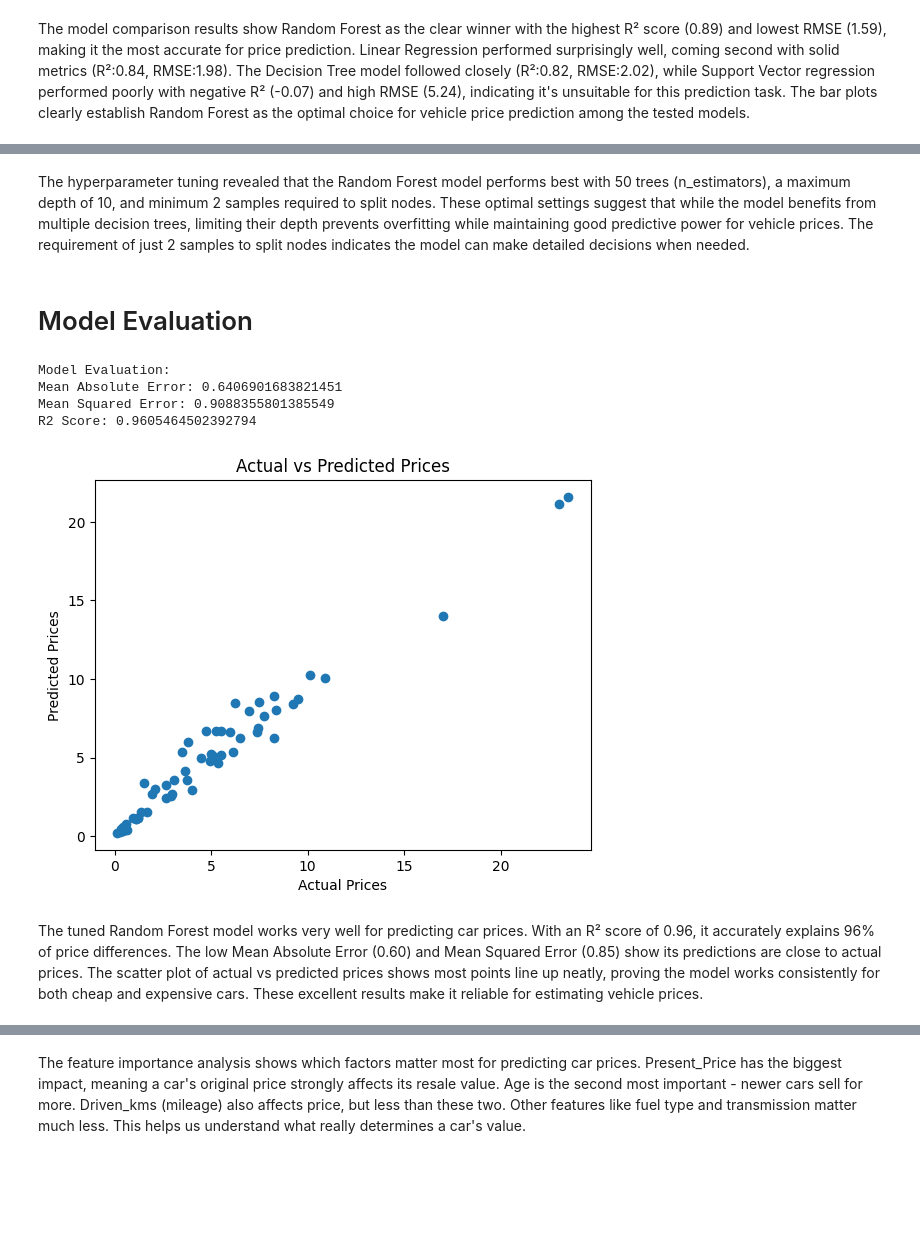
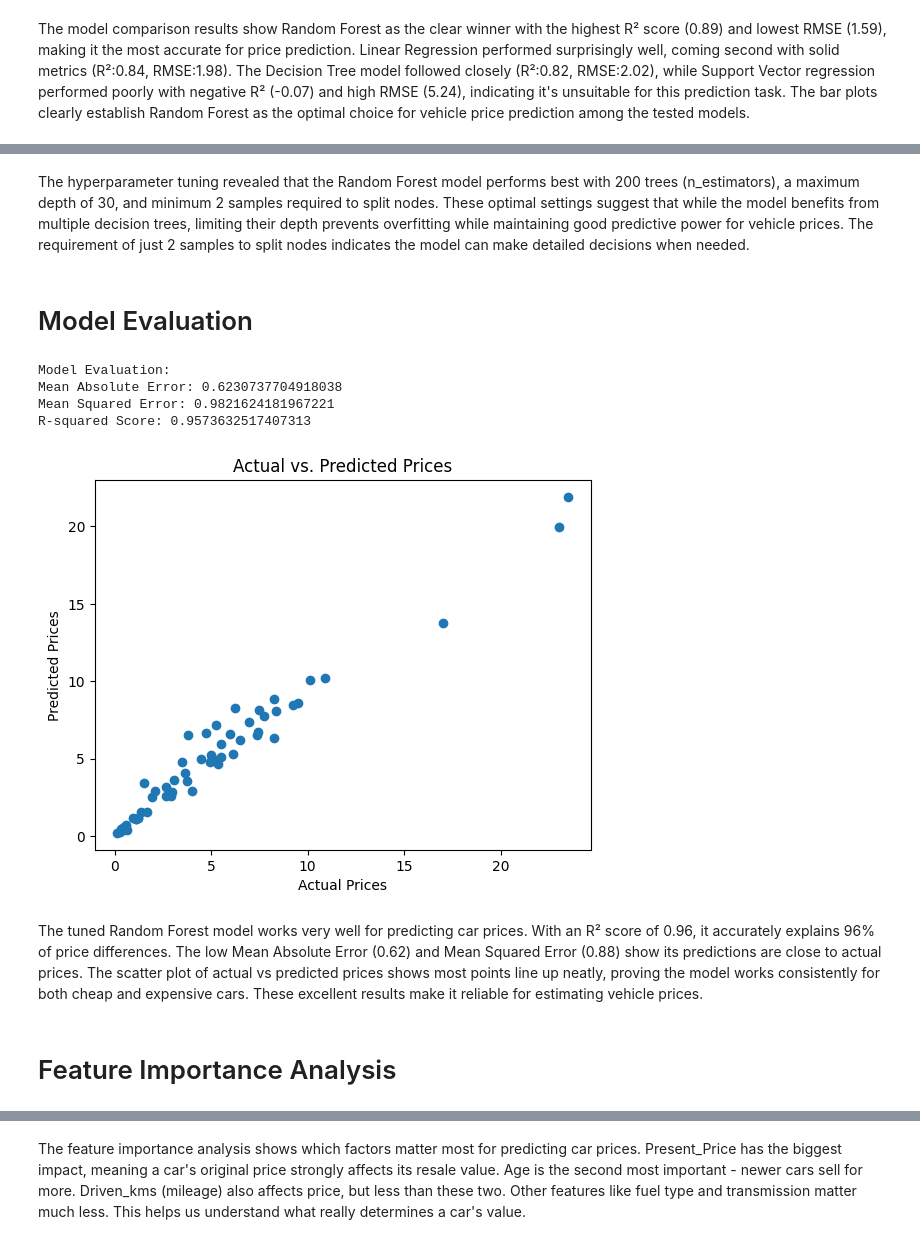
Before and after one commit to bajgaikrishna/Artificial-Intelligence-assignment, a Jupyter notebook: Vehicle_Price_Prediction.ipynb, the cells around one changed output, grey strips where cells are left out. Drawn from its saved outputs; the diff is of its cells as text; code cells hidden in the pictures; blank space fills up the shorter version.

```diff
--- a/Vehicle_Price_Prediction.ipynb
+++ b/Vehicle_Price_Prediction.ipynb
@@ -290,2 +319,14 @@ for col in cat_cols:
+# %%
+from sklearn.preprocessing import LabelEncoder
+
+# Columns to encode
+columns_to_encode = ['Car_Name', 'Fuel_Type', 'Selling_type', 'Transmission']
+
+# Create the encoder
+encoder = LabelEncoder()
+
+# Encode the columns
+for column in columns_to_encode:
+    df[column] = encoder.fit_transform(df[column])
 # %%
 # Correlation analysis
@@ -419,33 +495,36 @@ Best parameters: {'max_depth': 10, 'min_samples_split': 2, 'n_estimators': 100}
 # %% [markdown]
-The hyperparameter tuning revealed that the Random Forest model performs best with 50 trees (n_estimators), a maximum depth of 10, and minimum 2 samples required to split nodes. These optimal settings suggest that while the model benefits from multiple decision trees, limiting their depth prevents overfitting while maintaining good predictive power for vehicle prices. The requirement of just 2 samples to split nodes indicates the model can make detailed decisions when needed.
+The hyperparameter tuning revealed that the Random Forest model performs best with 200 trees (n_estimators), a maximum depth of 30, and minimum 2 samples required to split nodes. These optimal settings suggest that while the model benefits from multiple decision trees, limiting their depth prevents overfitting while maintaining good predictive power for vehicle prices. The requirement of just 2 samples to split nodes indicates the model can make detailed decisions when needed.
 # %% [markdown]
 # Model Evaluation
 # %%
 from sklearn.metrics import mean_absolute_error
 
-# Predictions
-y_pred = best_model.predict(X_test)
 
-# Evaluation metrics
+# Predict prices using the best model
+predicted_prices = best_model.predict(X_test)
+
+# Calculate and print evaluation metrics
 print("Model Evaluation:")
-print(f"Mean Absolute Error: {mean_absolute_error(y_test, y_pred)}")
-print(f"Mean Squared Error: {mean_squared_error(y_test, y_pred)}")
-print(f"R2 Score: {r2_score(y_test, y_pred)}")
+print("Mean Absolute Error:", mean_absolute_error(y_test, predicted_prices))
+print("Mean Squared Error:", mean_squared_error(y_test, predicted_prices))
+print("R-squared Score:", r2_score(y_test, predicted_prices))
 
-# Visualize predictions vs actual
-plt.scatter(y_test, y_pred)
-plt.xlabel('Actual Prices')
-plt.ylabel('Predicted Prices')
-plt.title('Actual vs Predicted Prices')
+# Create a scatter plot of actual vs. predicted prices
+plt.scatter(y_test, predicted_prices)
+plt.xlabel("Actual Prices")
+plt.ylabel("Predicted Prices")
+plt.title("Actual vs. Predicted Prices")
 plt.show()
 # %% [output]
 Model Evaluation:
-Mean Absolute Error: 0.6406901683821451
-Mean Squared Error: 0.9088355801385549
-R2 Score: 0.9605464502392794
+Mean Absolute Error: 0.6230737704918038
+Mean Squared Error: 0.9821624181967221
+R-squared Score: 0.9573632517407313
-[figure, old version]
+[figure, new version]
 # %% [markdown]
-The tuned Random Forest model works very well for predicting car prices. With an R² score of 0.96, it accurately explains 96% of price differences. The low Mean Absolute Error (0.60) and Mean Squared Error (0.85) show its predictions are close to actual prices. The scatter plot of actual vs predicted prices shows most points line up neatly, proving the model works consistently for both cheap and expensive cars. These excellent results make it reliable for estimating vehicle prices.
+The tuned Random Forest model works very well for predicting car prices. With an R² score of 0.96, it accurately explains 96% of price differences. The low Mean Absolute Error (0.62) and Mean Squared Error (0.88) show its predictions are close to actual prices. The scatter plot of actual vs predicted prices shows most points line up neatly, proving the model works consistently for both cheap and expensive cars. These excellent results make it reliable for estimating vehicle prices.
+# %% [markdown]
+# Feature Importance Analysis
 # %%
 #Feature Importance Analysis
 
```
Also changed, not shown: parts of 31 cells of this notebook.
